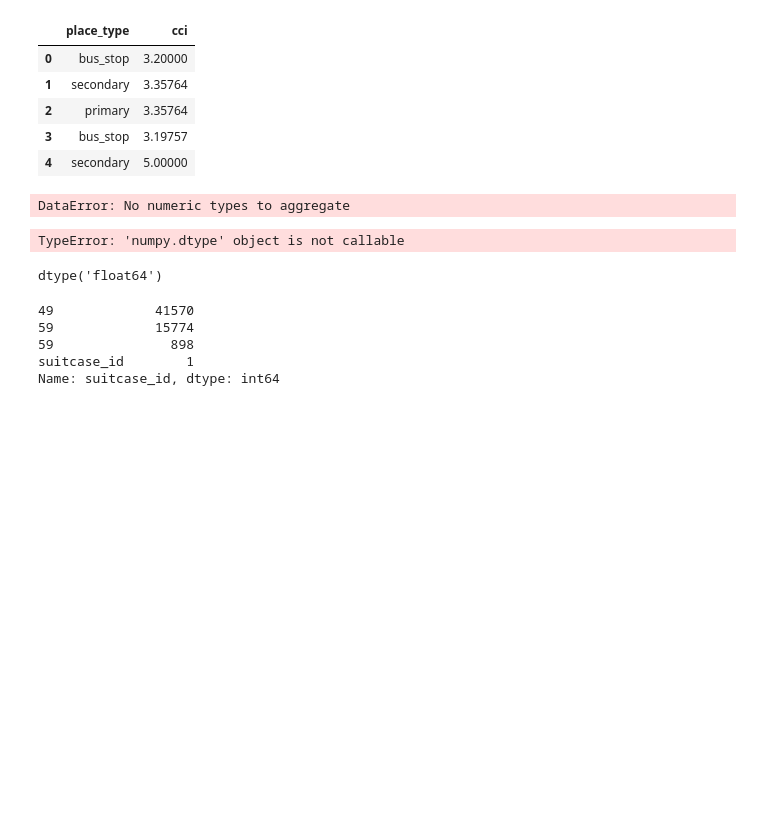
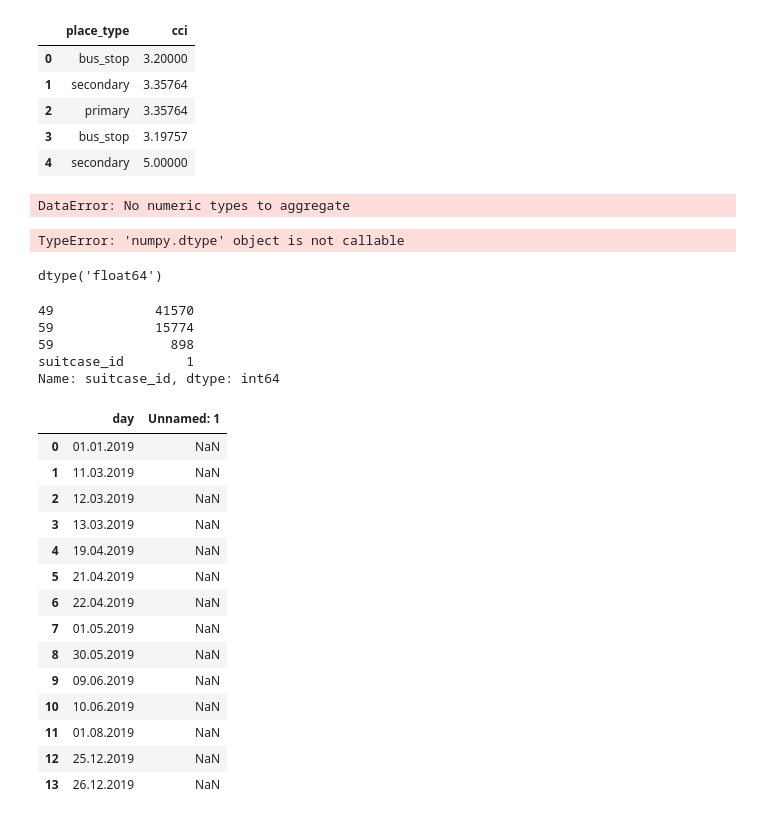
Before and after one commit to jeremiasbaur/SmartCleanCityHackZurich19, a Jupyter notebook: data_exploration_mf.ipynb, the cells around one changed output. Cells and saved outputs as stored; diff of their text form; code cells hidden in the pictures; blank space fills up the shorter version.

```diff
--- a/data_exploration_mf.ipynb
+++ b/data_exploration_mf.ipynb
@@ -272,3 +270,23 @@ msr.suitcase_id.value_counts()
 59               898
 suitcase_id        1
 Name: suitcase_id, dtype: int64
+# %%
+cal = pd.read_csv("./data/event_cal.csv", sep=";")
+# %%
+cal
+# %% [output]
+|  | day | Unnamed: 1 |
+| 0 | 01.01.2019 | NaN |
+| 1 | 11.03.2019 | NaN |
+| 2 | 12.03.2019 | NaN |
+| 3 | 13.03.2019 | NaN |
+| 4 | 19.04.2019 | NaN |
+| 5 | 21.04.2019 | NaN |
+| 6 | 22.04.2019 | NaN |
+| 7 | 01.05.2019 | NaN |
+| 8 | 30.05.2019 | NaN |
+| 9 | 09.06.2019 | NaN |
+| 10 | 10.06.2019 | NaN |
+| 11 | 01.08.2019 | NaN |
+| 12 | 25.12.2019 | NaN |
+| 13 | 26.12.2019 | NaN |
```
Also changed, not shown: parts of 3 cells of this notebook, 4 other files.
